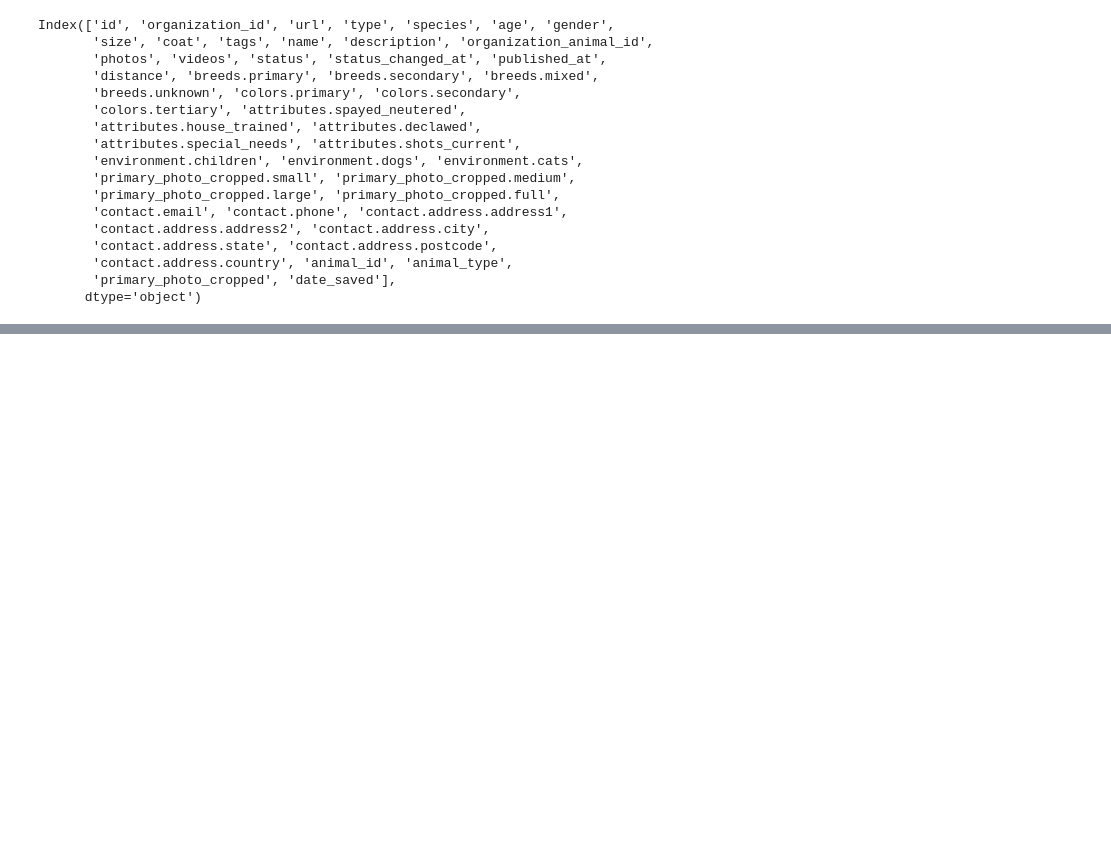
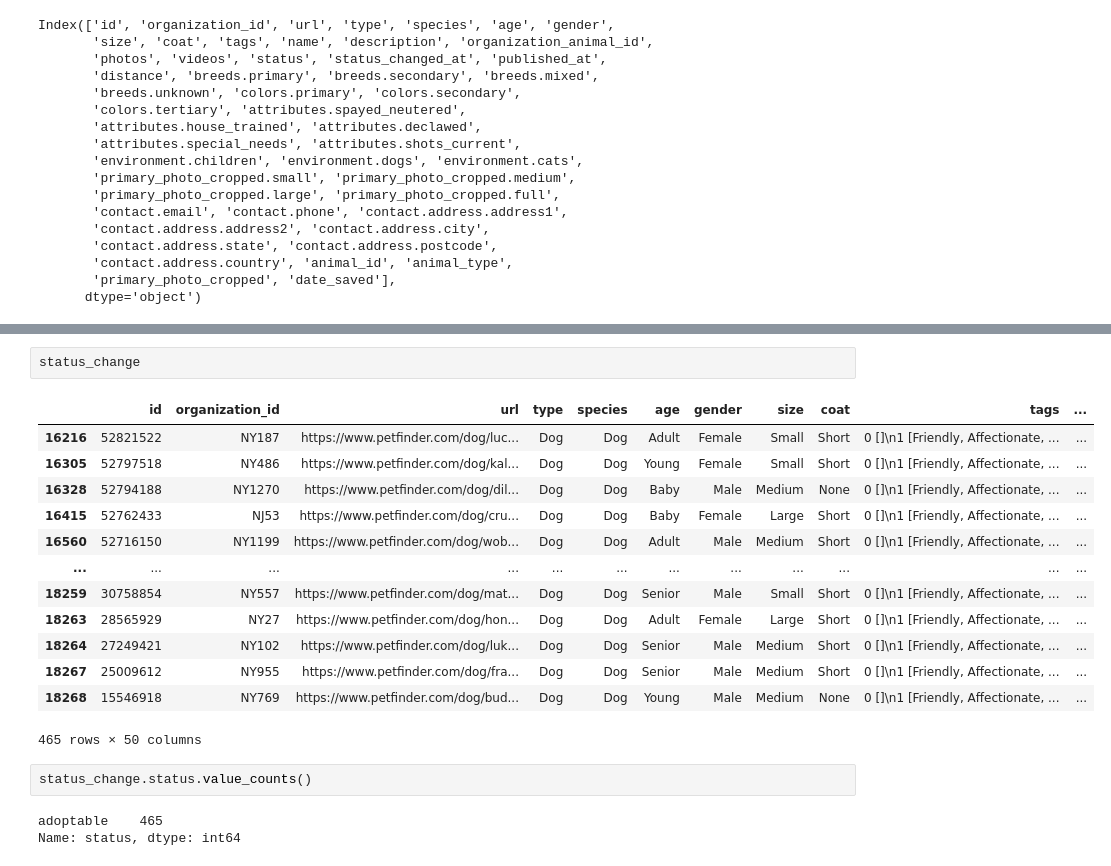
Before and after one commit to malctaylor15/adopting_pets, a Jupyter notebook: S2. Peak at Daily Data.ipynb, the cells around one changed output, grey strips where cells are left out. Drawn from its saved outputs; the diff is of its cells as text; blank space fills up the shorter version.

```diff
--- a/S2. Peak at Daily Data.ipynb
+++ b/S2. Peak at Daily Data.ipynb
@@ -63,3 +121,24 @@ status_change.shape
+# %%
+status_change
+# %% [output]
+|  | id | organization_id | url | type | species | age | gender | size | coat | tags | ... |
+| 16216 | 52821522 | NY187 | https://www.petfinder.com/dog/luc... | Dog | Dog | Adult | Female | Small | Short | 0 []\n1 [Friendly, Affectionate, ... | ... |
+| 16305 | 52797518 | NY486 | https://www.petfinder.com/dog/kal... | Dog | Dog | Young | Female | Small | Short | 0 []\n1 [Friendly, Affectionate, ... | ... |
+| 16328 | 52794188 | NY1270 | https://www.petfinder.com/dog/dil... | Dog | Dog | Baby | Male | Medium | None | 0 []\n1 [Friendly, Affectionate, ... | ... |
+| 16415 | 52762433 | NJ53 | https://www.petfinder.com/dog/cru... | Dog | Dog | Baby | Female | Large | Short | 0 []\n1 [Friendly, Affectionate, ... | ... |
+| 16560 | 52716150 | NY1199 | https://www.petfinder.com/dog/wob... | Dog | Dog | Adult | Male | Medium | Short | 0 []\n1 [Friendly, Affectionate, ... | ... |
+| ... | ... | ... | ... | ... | ... | ... | ... | ... | ... | ... | ... |
+| 18259 | 30758854 | NY557 | https://www.petfinder.com/dog/mat... | Dog | Dog | Senior | Male | Small | Short | 0 []\n1 [Friendly, Affectionate, ... | ... |
+| 18263 | 28565929 | NY27 | https://www.petfinder.com/dog/hon... | Dog | Dog | Adult | Female | Large | Short | 0 []\n1 [Friendly, Affectionate, ... | ... |
+| 18264 | 27249421 | NY102 | https://www.petfinder.com/dog/luk... | Dog | Dog | Senior | Male | Medium | Short | 0 []\n1 [Friendly, Affectionate, ... | ... |
+| 18267 | 25009612 | NY955 | https://www.petfinder.com/dog/fra... | Dog | Dog | Senior | Male | Medium | Short | 0 []\n1 [Friendly, Affectionate, ... | ... |
+| 18268 | 15546918 | NY769 | https://www.petfinder.com/dog/bud... | Dog | Dog | Young | Male | Medium | None | 0 []\n1 [Friendly, Affectionate, ... | ... |
+465 rows × 50 columns
+# %%
+status_change.status.value_counts()
+# %% [output]
+adoptable    465
+Name: status, dtype: int64
 # %%
 data['colors.secondary'].value_counts()
 # %% [output]
```
Also changed, not shown: parts of 24 cells of this notebook, 3 other files.
